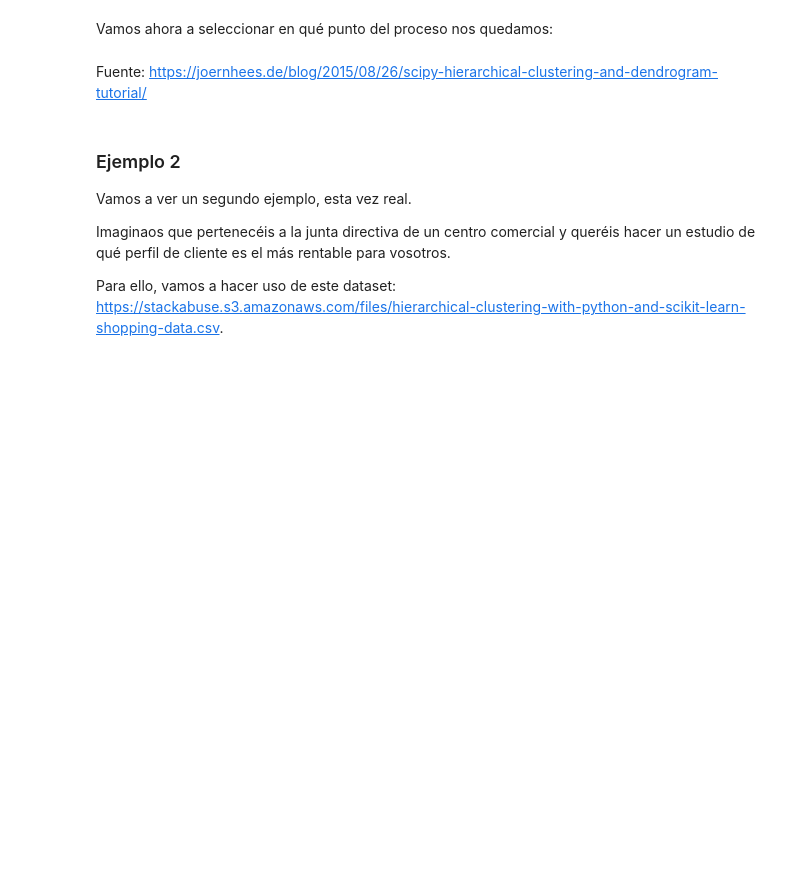
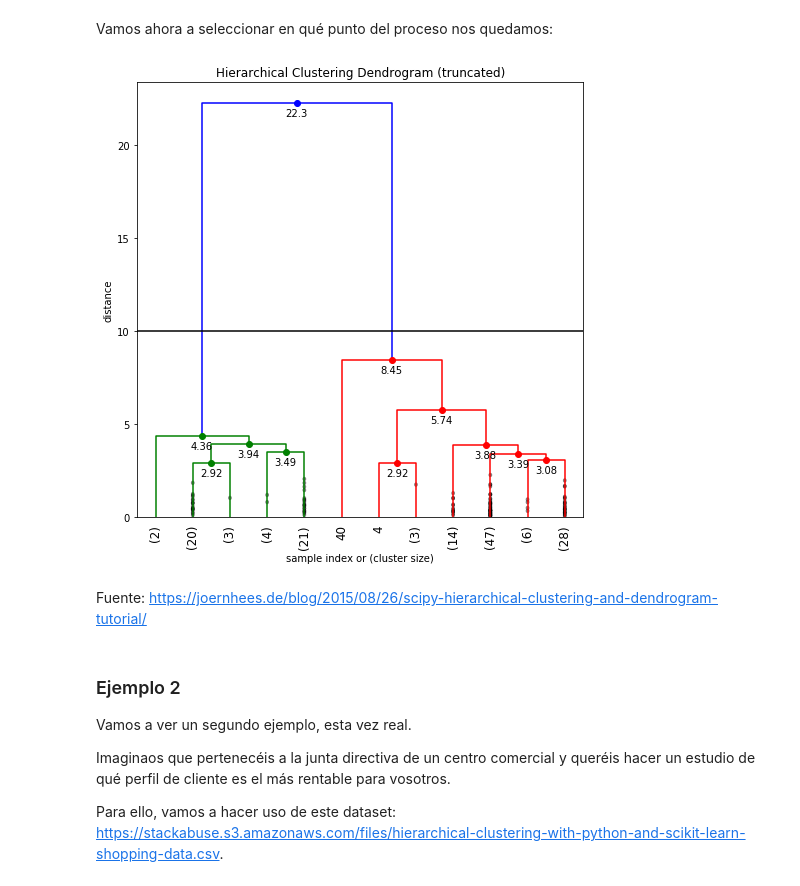
Before and after one commit to chrfranco/06_MAIR_Aprendizaje_No_Supervisado, a Jupyter notebook: VC03_Métodos_de_clustering_jerárquico.ipynb, the cells around one changed output. Cells and saved outputs as stored; diff of their text form; code cells hidden in the pictures; blank space fills up the shorter version.

```diff
--- a/VC03_Métodos_de_clustering_jerárquico.ipynb
+++ b/VC03_Métodos_de_clustering_jerárquico.ipynb
@@ -178,18 +215,20 @@ Vamos ahora a seleccionar en qué punto del proceso nos quedamos:
 # %%
 d_max = 10
 
 
 fancy_dendrogram(
-    Z,
+    z,
     truncate_mode='lastp',
     p=12,
     leaf_rotation=90.,
     leaf_font_size=12.,
     show_contracted=True,
     annotate_above=1,
     max_d=d_max,  # plot a horizontal cut-off line
 )
 plt.show()
+# %% [output]
+[figure, added]
 # %% [markdown]
 Fuente: https://joernhees.de/blog/2015/08/26/scipy-hierarchical-clustering-and-dendrogram-tutorial/
 # %% [markdown]
```
Also changed, not shown: parts of 18 cells of this notebook.
